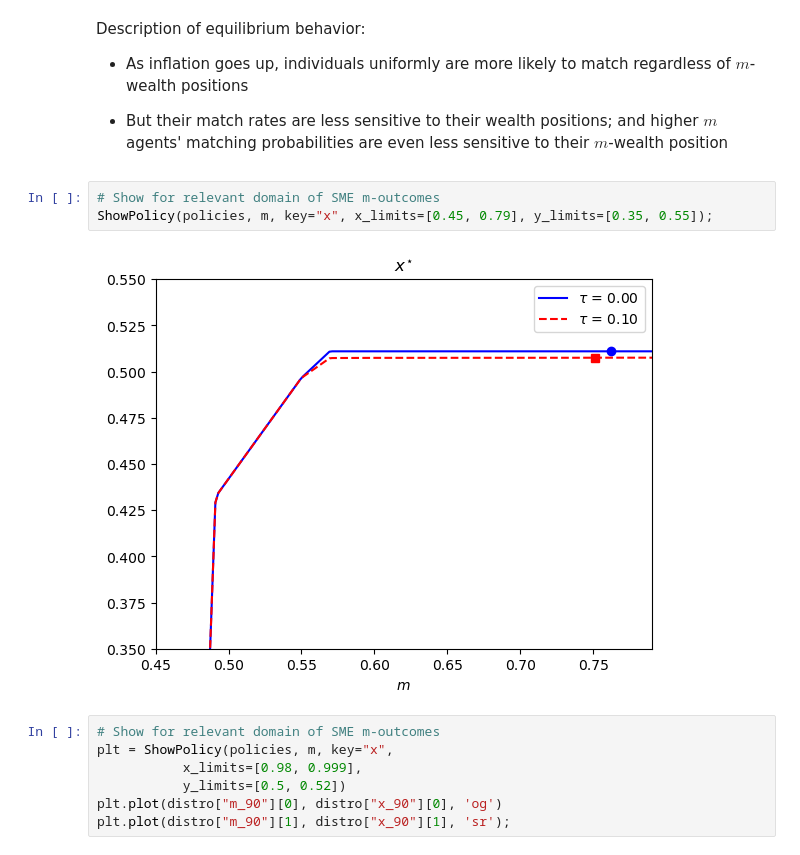
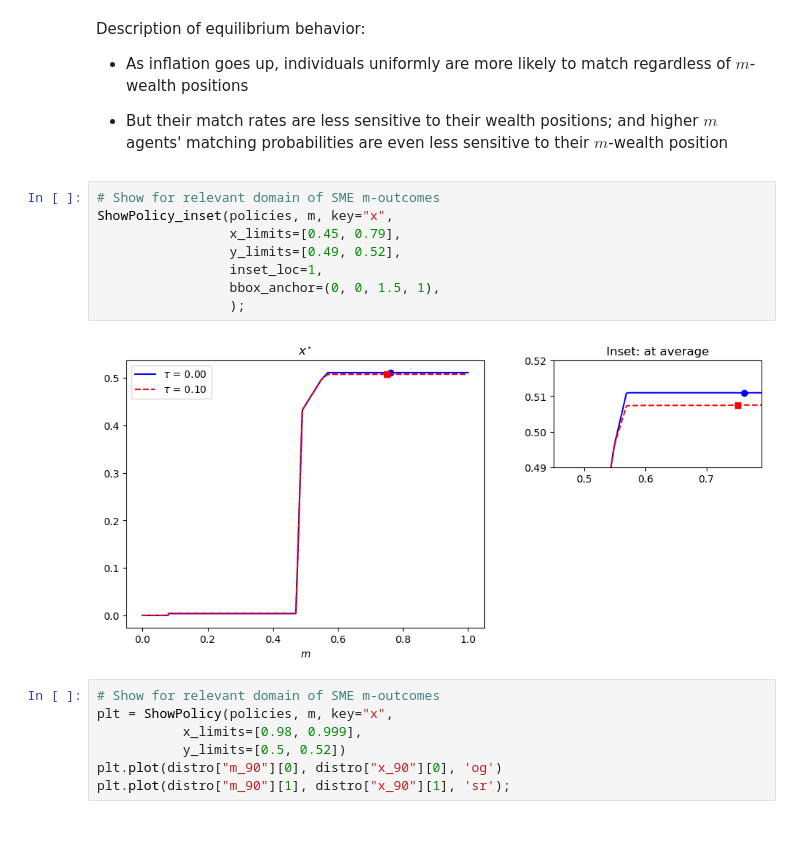
Before and after one commit to phantomachine/csm, a Jupyter notebook: python/compare_steadystates_policies-v2.ipynb, the cells around one changed output. Saved outputs shown, nothing was run; the diff lists cells and outputs as text.

Commit message:
update plots, inset figures added

```diff
--- a/python/compare_steadystates_policies-v2.ipynb
+++ b/python/compare_steadystates_policies-v2.ipynb
@@ -427,9 +514,14 @@ Description of equilibrium behavior:
 * But their match rates are less sensitive to their wealth positions; and higher $m$ agents' matching probabilities are even less sensitive to their $m$-wealth position
 # %%
 # Show for relevant domain of SME m-outcomes
-ShowPolicy(policies, m, key="x", x_limits=[0.45, 0.79], y_limits=[0.35, 0.55]);
+ShowPolicy_inset(policies, m, key="x",
+                 x_limits=[0.45, 0.79],
+                 y_limits=[0.49, 0.52],
+                 inset_loc=1,
+                 bbox_anchor=(0, 0, 1.5, 1),
+                 );
 # %% [output]
-[figure, old version]
+[figure, new version]
 # %%
 # Show for relevant domain of SME m-outcomes
 plt = ShowPolicy(policies, m, key="x",
```
Also changed, not shown: parts of 17 cells of this notebook.
